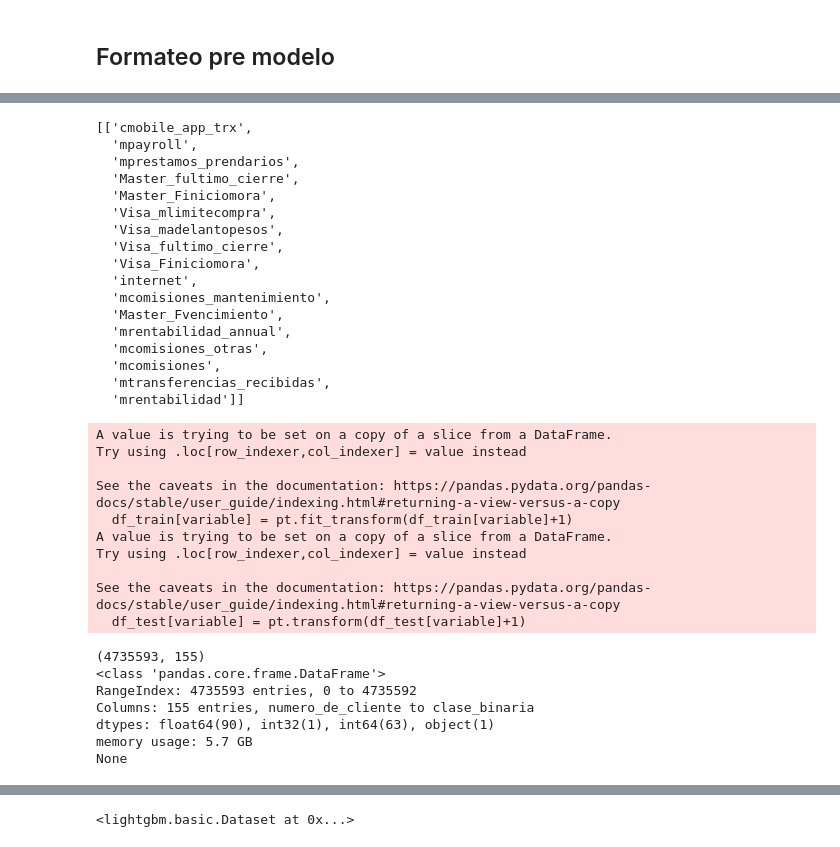
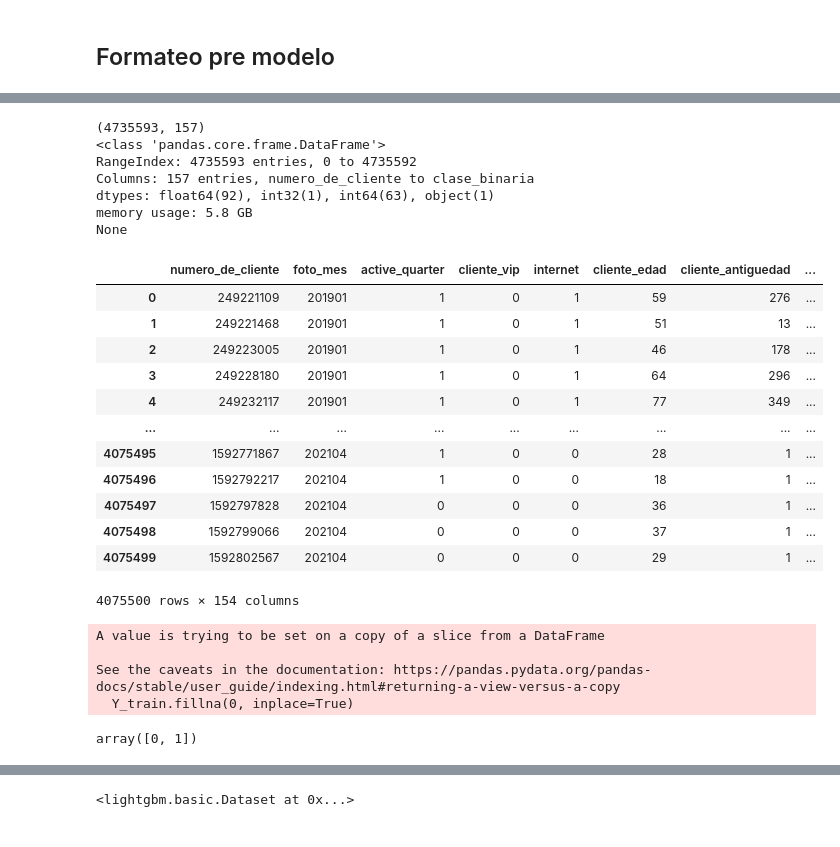
Before and after one commit to N-Alba-DS/dmeyf2024, a Jupyter notebook: Modelos/main_scripts/Modelo_2_back_testing.ipynb, the cells around one changed output, grey strips where cells are left out. Cells and saved outputs as stored; diff of their text form; code cells hidden in the pictures.

```diff
--- a/Modelos/main_scripts/Modelo_2_back_testing.ipynb
+++ b/Modelos/main_scripts/Modelo_2_back_testing.ipynb
@@ -110,5 +116,3 @@ mes_test = 202106
-# %%
-df_train = df_train.drop(columns=(dicc_psi['dataset_clase_ternaria_para_sacar']))
 # %%
 data = df_train
 data.shape
@@ -126,58 +138,16 @@ data['clase_binaria'] = np.where(data['clase_ternaria']=='CONTINUA', 0, 1)
 
 df_train = data[data['foto_mes']<=mes_train]
 df_test = data[data['foto_mes']==mes_test]
-# %%
-lista= dicc_psi['dataset_clase_ternaria_para_transformar']
-lista
-# %% [output]
-[['cmobile_app_trx',
-  'mpayroll',
-  'mprestamos_prendarios',
-  'Master_fultimo_cierre',
-  'Master_Finiciomora',
-  'Visa_mlimitecompra',
-  'Visa_madelantopesos',
-  'Visa_fultimo_cierre',
-  'Visa_Finiciomora',
-  'internet',
-  'mcomisiones_mantenimiento',
-  'Master_Fvencimiento',
-  'mrentabilidad_annual',
-  'mcomisiones_otras',
-  'mcomisiones',
-  'mtransferencias_recibidas',
-  'mrentabilidad']]
-# %%
-from sklearn.preprocessing import PowerTransformer
-
-
-for variable in dicc_psi['dataset_clase_ternaria_para_transformar']:
-
-    pt = PowerTransformer(method='yeo-johnson')
-    df_train[variable] = pt.fit_transform(df_train[variable]+1)
-
-    df_test[variable] = pt.transform(df_test[variable]+1)
-# %% [output]
-A value is trying to be set on a copy of a slice from a DataFrame.
-Try using .loc[row_indexer,col_indexer] = value instead
-
-See the caveats in the documentation: https://pandas.pydata.org/pandas-docs/stable/user_guide/indexing.html#returning-a-view-versus-a-copy
-  df_train[variable] = pt.fit_transform(df_train[variable]+1)
-A value is trying to be set on a copy of a slice from a DataFrame.
-Try using .loc[row_indexer,col_indexer] = value instead
-
-See the caveats in the documentation: https://pandas.pydata.org/pandas-docs/stable/user_guide/indexing.html#returning-a-view-versus-a-copy
-  df_test[variable] = pt.transform(df_test[variable]+1)
 # %%
 print(data.shape)  # Número de filas y columnas
 print(data.info(memory_usage='deep'))
 # %% [output]
-(4735593, 155)
+(4735593, 157)
 <class 'pandas.core.frame.DataFrame'>
 RangeIndex: 4735593 entries, 0 to 4735592
-Columns: 155 entries, numero_de_cliente to clase_binaria
-dtypes: float64(90), int32(1), int64(63), object(1)
-memory usage: 5.7 GB
+Columns: 157 entries, numero_de_cliente to clase_binaria
+dtypes: float64(92), int32(1), int64(63), object(1)
+memory usage: 5.8 GB
 None
 # %%
 clase_peso = df_train['clase_peso']
@@ -187,0 +160,28 @@ Y_test =df_test['clase_binaria']
+# %%
+X_train
+# %% [output]
+|  | numero_de_cliente | foto_mes | active_quarter | cliente_vip | internet | cliente_edad | cliente_antiguedad | ... |
+| 0 | 249221109 | 201901 | 1 | 0 | 1 | 59 | 276 | ... |
+| 1 | 249221468 | 201901 | 1 | 0 | 1 | 51 | 13 | ... |
+| 2 | 249223005 | 201901 | 1 | 0 | 1 | 46 | 178 | ... |
+| 3 | 249228180 | 201901 | 1 | 0 | 1 | 64 | 296 | ... |
+| 4 | 249232117 | 201901 | 1 | 0 | 1 | 77 | 349 | ... |
+| ... | ... | ... | ... | ... | ... | ... | ... | ... |
+| 4075495 | 1592771867 | 202104 | 1 | 0 | 0 | 28 | 1 | ... |
+| 4075496 | 1592792217 | 202104 | 1 | 0 | 0 | 18 | 1 | ... |
+| 4075497 | 1592797828 | 202104 | 0 | 0 | 0 | 36 | 1 | ... |
+| 4075498 | 1592799066 | 202104 | 0 | 0 | 0 | 37 | 1 | ... |
+| 4075499 | 1592802567 | 202104 | 0 | 0 | 0 | 29 | 1 | ... |
+4075500 rows × 154 columns
+# %%
+X_train.fillna(0, inplace=True)
+Y_train.fillna(0, inplace=True)
+# %% [output]
+A value is trying to be set on a copy of a slice from a DataFrame
+
+See the caveats in the documentation: https://pandas.pydata.org/pandas-docs/stable/user_guide/indexing.html#returning-a-view-versus-a-copy
+  Y_train.fillna(0, inplace=True)
+# %%
+Y_train.unique()
+# %% [output]
+array([0, 1])
```
Also changed, not shown: parts of 21 cells of this notebook, 3 other files.
